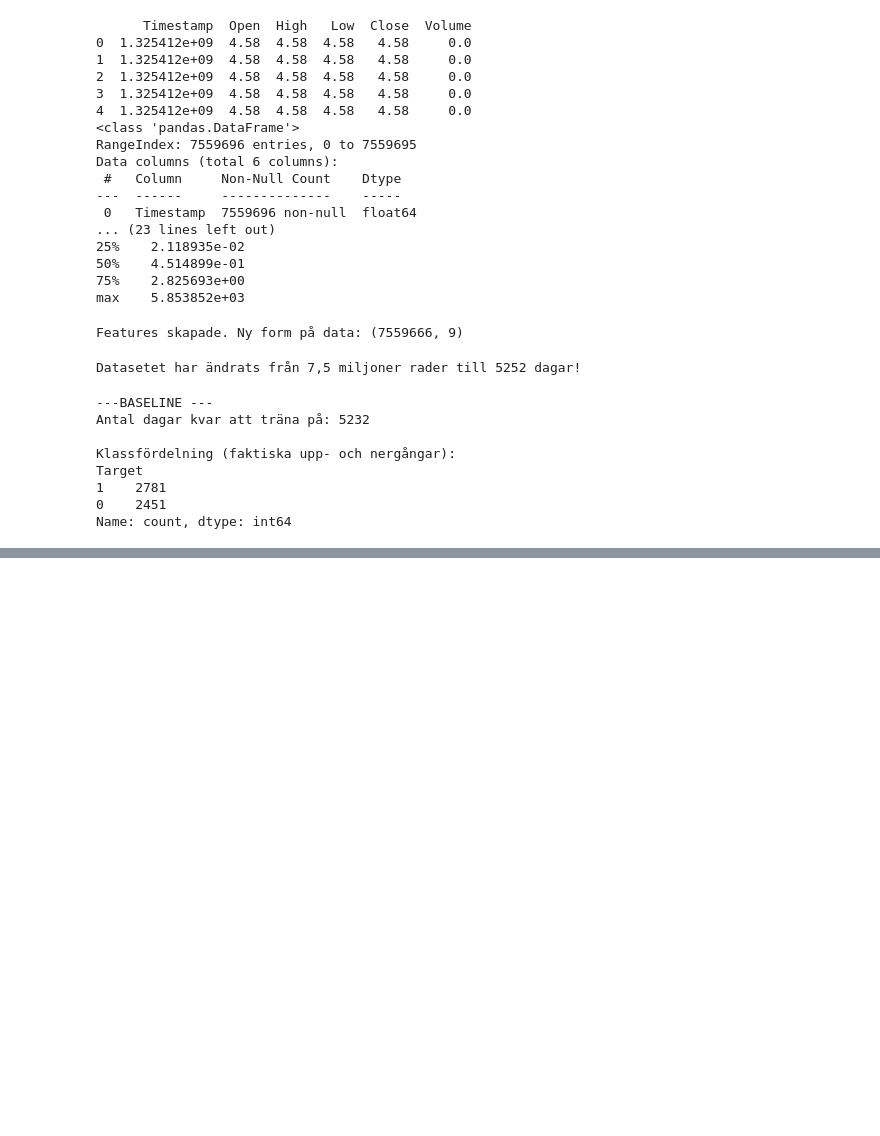
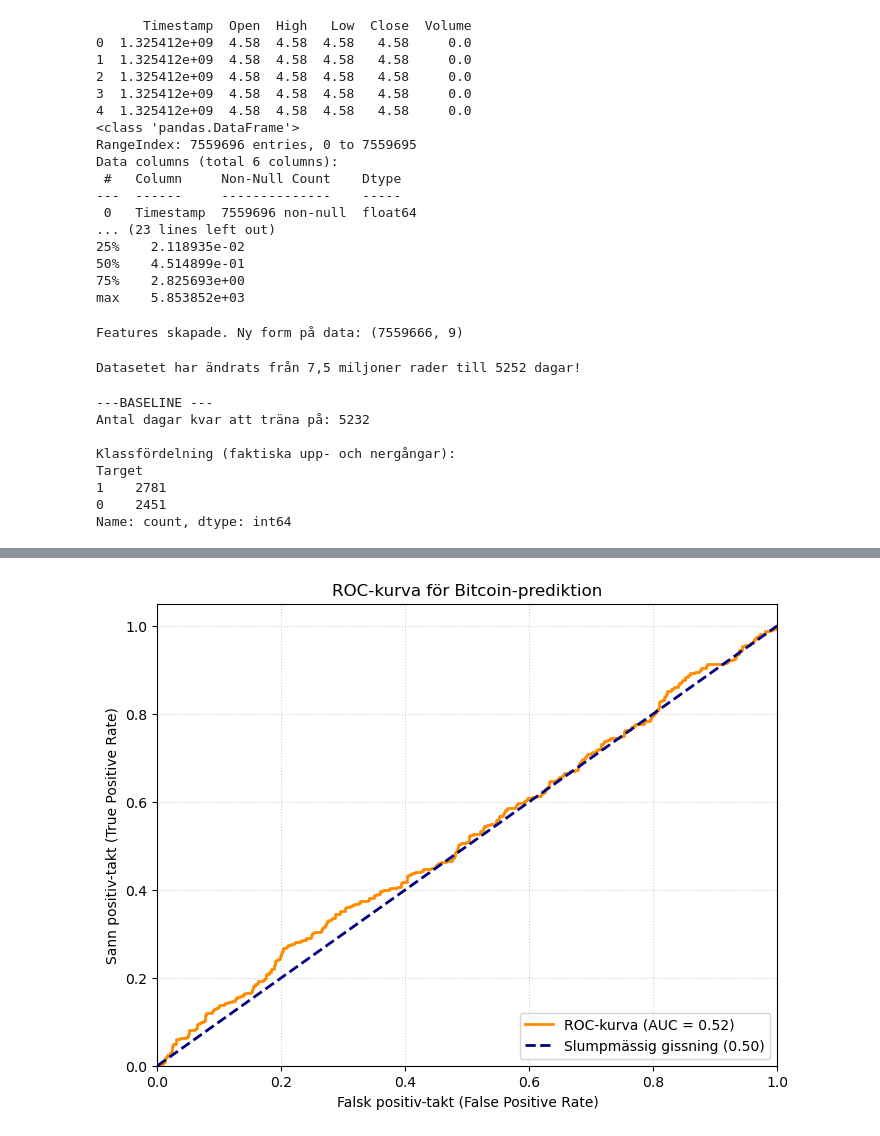
Before and after one commit to willelol04/bitcoin-predictor, a Jupyter notebook: new main.ipynb, the cells around one changed output, grey strips where cells are left out. Saved outputs shown, nothing was run; the diff lists cells and outputs as text; code cells hidden in the pictures; blank space fills up the shorter version.

```diff
--- a/new main.ipynb
+++ b/new main.ipynb
@@ -189,26 +246,3 @@ Kör korsvalidering för Random Forest Classifier...
-# %%
-from sklearn.metrics import confusion_matrix, ConfusionMatrixDisplay
-
-# Kronologisk split
-split_idx = int(len(X) * 0.8)
-X_train, X_test = X.iloc[:split_idx], X.iloc[split_idx:]
-y_train, y_test = y.iloc[:split_idx], y.iloc[split_idx:]
-
-# Vi tränar vår Random Forest Classifier
-pipe_forest.fit(X_train, y_train)
-y_pred = pipe_forest.predict(X_test)
-
-# Skapa förvirringsmatrisen
-cm = confusion_matrix(y_test, y_pred)
-
-# Rita upp matrisen snyggt
-disp = ConfusionMatrixDisplay(confusion_matrix=cm, display_labels=['Ner (0)', 'Upp (1)'])
-disp.plot(cmap='Blues')
-plt.title('Confusion Matrix - Hur bra modellen prickar Upp/Ner')
-plt.show()
-
-# Skriv ut slutgiltig accuracy på testdatan
-print(f"Slutgiltig Accuracy på testdatan: {accuracy_score(y_test, y_pred):.4f}")
 # %%
 import numpy as np
 import matplotlib.pyplot as plt
@@ -230,22 +266,25 @@ plt.show()
 # %%
 from sklearn.metrics import roc_curve, roc_auc_score
+import matplotlib.pyplot as plt
 
-# Hämta sannolikheterna för att det blir en "Upp-dag" (klass 1)
-y_probs = pipe_forest.predict_proba(X_test)[:, 1]
+# RÄTTAD RAD: Vi lägger till .values här så att StandardScaler slipper varna
+y_probs = pipe_forest.predict_proba(X_test.values)[:, 1]
 
 # Beräkna falsk positiv-takt och sann positiv-takt
 fpr, tpr, thresholds = roc_curve(y_test, y_probs)
 auc_score = roc_auc_score(y_test, y_probs)
 
 plt.figure(figsize=(8, 6))
 plt.plot(fpr, tpr, color='darkorange', lw=2, label=f'ROC-kurva (AUC = {auc_score:.2f})')
 plt.plot([0, 1], [0, 1], color='navy', lw=2, linestyle='--', label='Slumpmässig gissning (0.50)')
 plt.xlim([0.0, 1.0])
 plt.ylim([0.0, 1.05])
 plt.xlabel('Falsk positiv-takt (False Positive Rate)')
 plt.ylabel('Sann positiv-takt (True Positive Rate)')
 plt.title('ROC-kurva för Bitcoin-prediktion')
 plt.legend(loc="lower right")
 plt.grid(True, linestyle=':', alpha=0.6)
 plt.show()
+# %% [output]
+[figure, added]
 # %%
```
Also changed, not shown: parts of 6 cells of this notebook.
